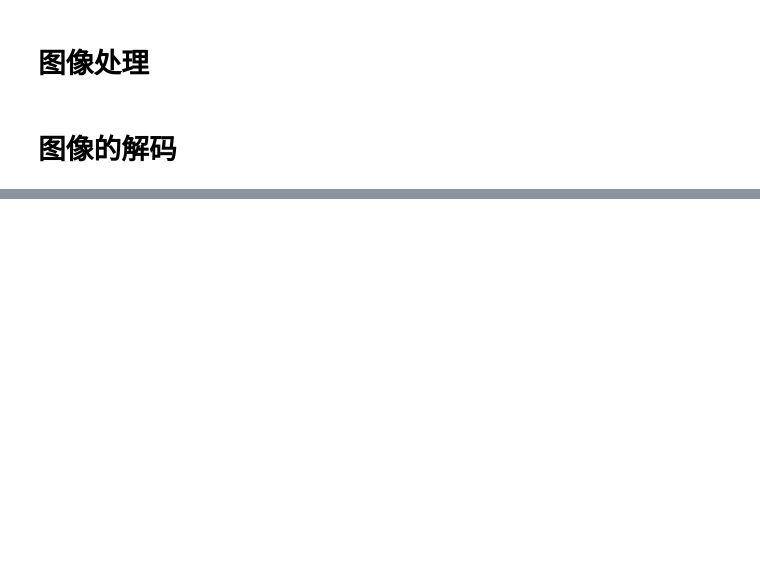
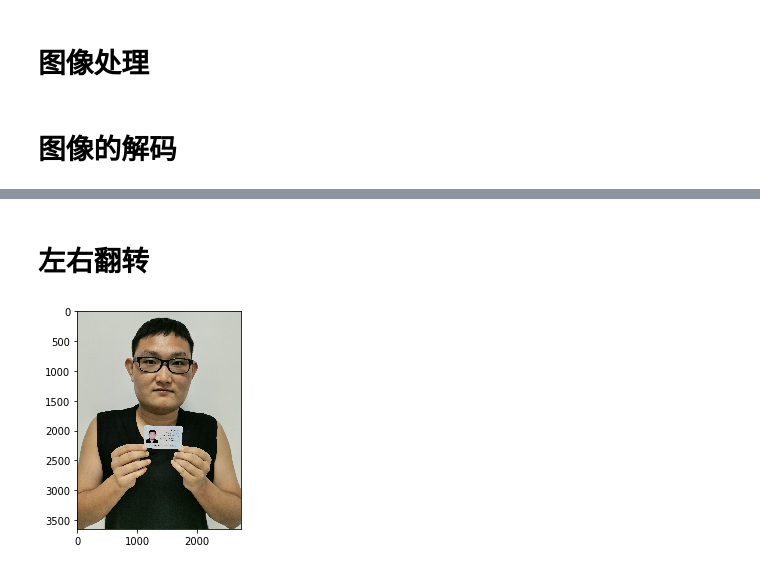
Before and after one commit to liyuan3970/study_demo, a Jupyter notebook: Deep_learning/tensorflow/图像处理常规操作.ipynb, the cells around one changed output, grey strips where cells are left out. Drawn from its saved outputs; the diff is of its cells as text; code cells hidden in the pictures; blank space fills up the shorter version.

```diff
--- a/Deep_learning/tensorflow/图像处理常规操作.ipynb
+++ b/Deep_learning/tensorflow/图像处理常规操作.ipynb
@@ -30,0 +48,28 @@ UnicodeDecodeError: 'utf-8' codec can't decode byte 0xff in position 0: invalid
+# %% [markdown]
+# 左右翻转
+# %%
+import matplotlib.pyplot as plt
+import tensorflow as tf
+image = tf.gfile.FastGFile("src/liyuan.png", 'rb').read()
+
+with tf.Session() as sess:
+    #decode
+    img_after_decode = tf.image.decode_png(image)
+    # 以一定概率左右翻转图片。
+    # 函数原型为random_flip_left_right(image,seed)
+    flipped = tf.image.random_flip_left_right(img_after_decode)
+
+    # 用pyplot工具显示
+    plt.imshow(flipped.eval())
+    plt.show()
+
+    #以一定概率上下翻转图片。
+    #image.random_flip_up_down(image,seed)
+    #将图像进行上下翻转
+    #image.flip_up_down(image)
+    #将图像进行左右翻转
+    #lipped2 = tf.image.flip_left_right(image)
+    #将图像进行对角线翻转
+    #image.transpose_image(image)
+# %% [output]
+[figure, added]
```
Also changed, not shown: parts of 17 cells of this notebook, 1 other file.
